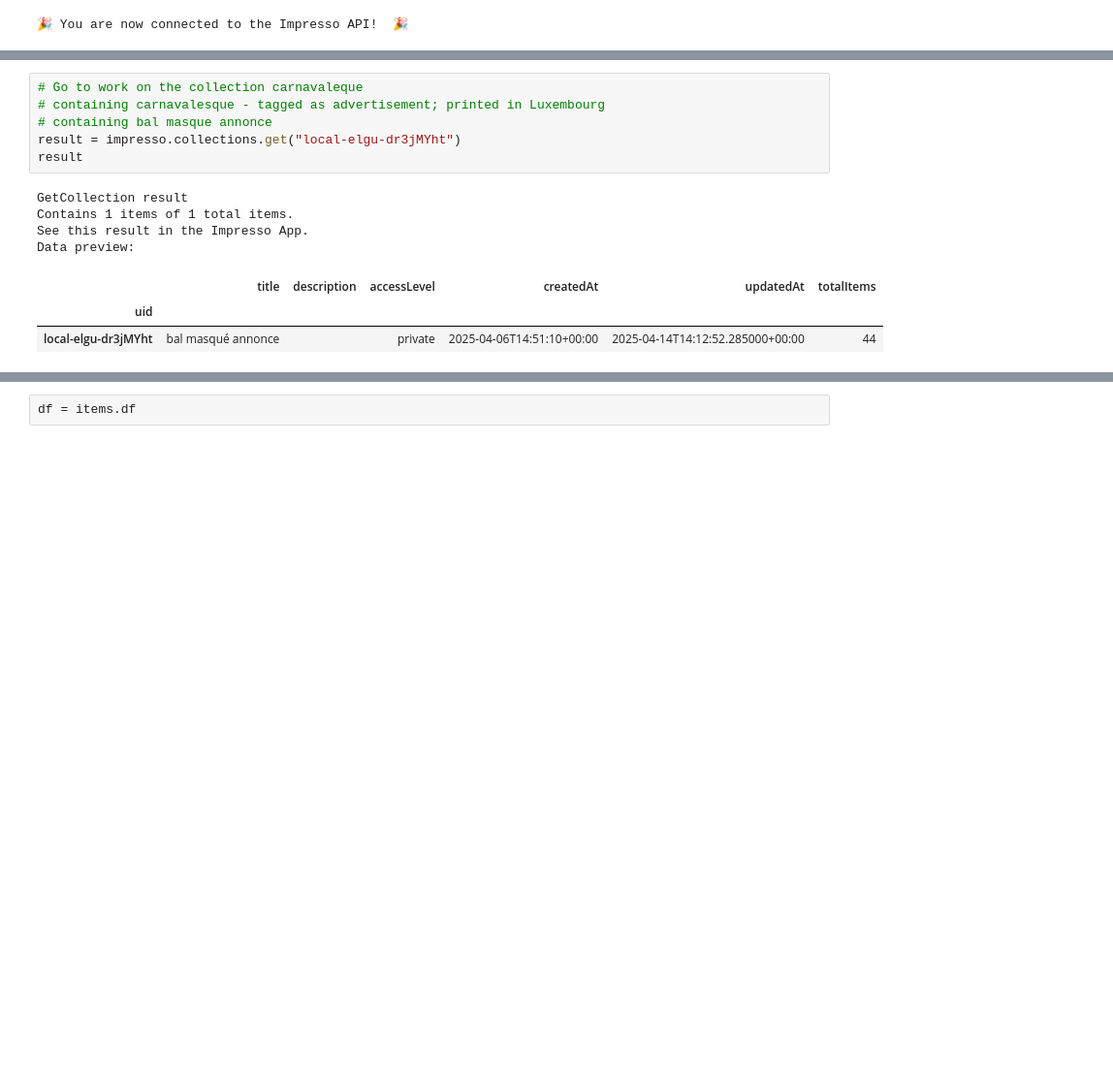
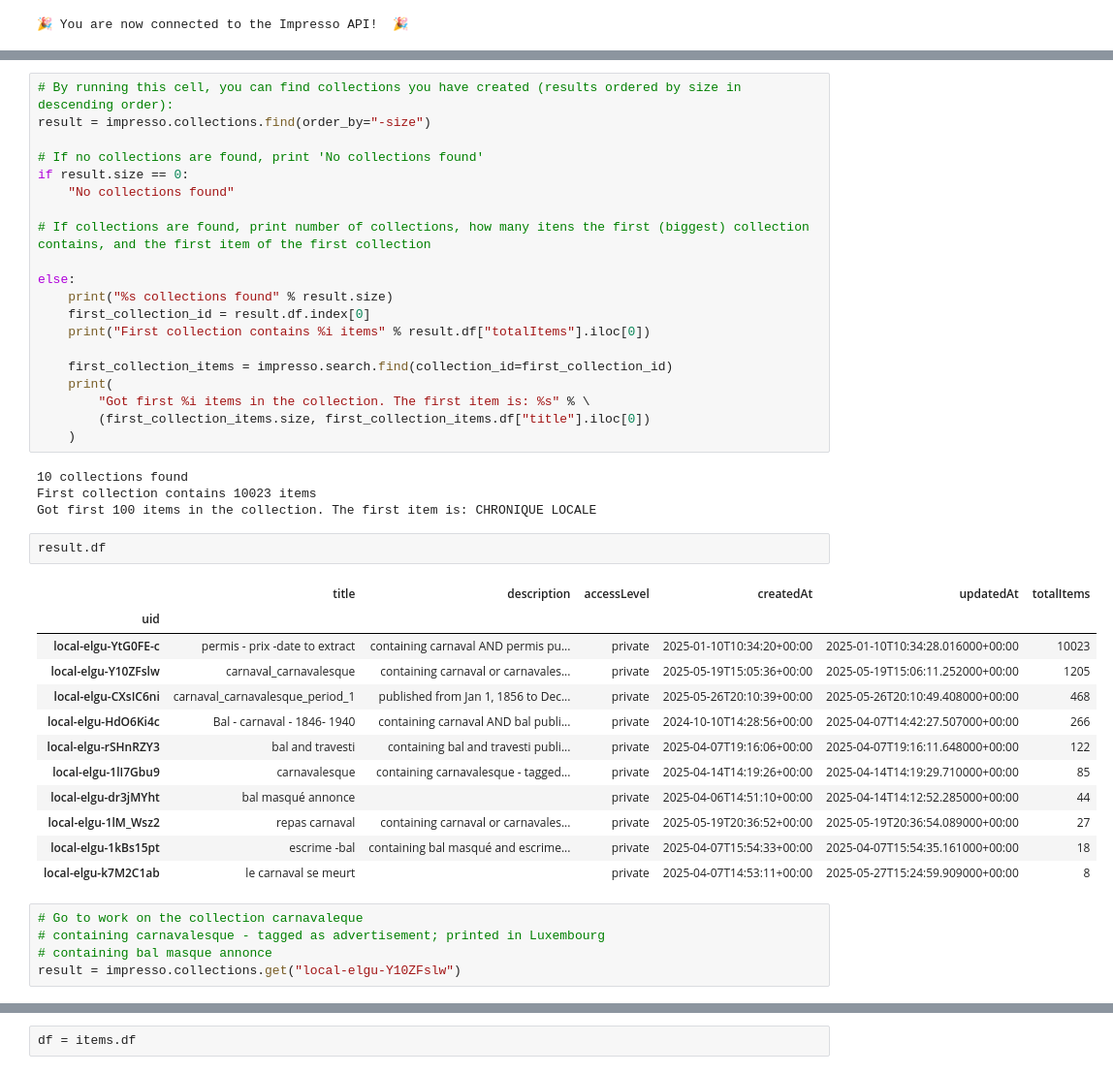
Before and after one commit to eliselavy/iftr25, a Jupyter notebook: article.ipynb, the cells around one changed output, grey strips where cells are left out. Shown at 97% size. Drawn from its saved outputs; the diff is of its cells as text; blank space fills up the shorter version.

```diff
--- a/article.ipynb
+++ b/article.ipynb
@@ -34,17 +34,47 @@ Data preview:
+# %%
+# By running this cell, you can find collections you have created (results ordered by size in descending order):
+result = impresso.collections.find(order_by="-size")
+
+# If no collections are found, print 'No collections found'
+if result.size == 0:
+    "No collections found"
+
+# If collections are found, print number of collections, how many itens the first (biggest) collection contains, and the first item of the first collection
+
+else:
+    print("%s collections found" % result.size)
+    first_collection_id = result.df.index[0]
+    print("First collection contains %i items" % result.df["totalItems"].iloc[0])
+
+    first_collection_items = impresso.search.find(collection_id=first_collection_id)
+    print(
+        "Got first %i items in the collection. The first item is: %s" % \
+        (first_collection_items.size, first_collection_items.df["title"].iloc[0])
+    )
+# %% [output]
+10 collections found
+First collection contains 10023 items
+Got first 100 items in the collection. The first item is: CHRONIQUE LOCALE
+# %%
+result.df
+# %% [output]
+|  | title | description | accessLevel | createdAt | updatedAt | totalItems |
+| uid |  |  |  |  |  |  |
+| local-elgu-YtG0FE-c | permis - prix -date to extract | containing carnaval AND permis pu... | private | 2025-01-10T10:34:20+00:00 | 2025-01-10T10:34:28.016000+00:00 | 10023 |
+| local-elgu-Y10ZFslw | carnaval_carnavalesque | containing carnaval or carnavales... | private | 2025-05-19T15:05:36+00:00 | 2025-05-19T15:06:11.252000+00:00 | 1205 |
+| local-elgu-CXsIC6ni | carnaval_carnavalesque_period_1 | published from Jan 1, 1856 to Dec... | private | 2025-05-26T20:10:39+00:00 | 2025-05-26T20:10:49.408000+00:00 | 468 |
+| local-elgu-HdO6Ki4c | Bal - carnaval - 1846- 1940 | containing carnaval AND bal publi... | private | 2024-10-10T14:28:56+00:00 | 2025-04-07T14:42:27.507000+00:00 | 266 |
+| local-elgu-rSHnRZY3 | bal and travesti | containing bal and travesti publi... | private | 2025-04-07T19:16:06+00:00 | 2025-04-07T19:16:11.648000+00:00 | 122 |
+| local-elgu-1lI7Gbu9 | carnavalesque | containing carnavalesque - tagged... | private | 2025-04-14T14:19:26+00:00 | 2025-04-14T14:19:29.710000+00:00 | 85 |
+| local-elgu-dr3jMYht | bal masqué annonce |  | private | 2025-04-06T14:51:10+00:00 | 2025-04-14T14:12:52.285000+00:00 | 44 |
+| local-elgu-1lM_Wsz2 | repas carnaval | containing carnaval or carnavales... | private | 2025-05-19T20:36:52+00:00 | 2025-05-19T20:36:54.089000+00:00 | 27 |
+| local-elgu-1kBs15pt | escrime -bal | containing bal masqué and escrime... | private | 2025-04-07T15:54:33+00:00 | 2025-04-07T15:54:35.161000+00:00 | 18 |
+| local-elgu-k7M2C1ab | le carnaval se meurt |  | private | 2025-04-07T14:53:11+00:00 | 2025-05-27T15:24:59.909000+00:00 | 8 |
 # %%
 # Go to work on the collection carnavaleque
 # containing carnavalesque - tagged as advertisement; printed in Luxembourg
 # containing bal masque annonce
-result = impresso.collections.get("local-elgu-dr3jMYht")
-result
+result = impresso.collections.get("local-elgu-Y10ZFslw")
-# %% [output]
-GetCollection result
-Contains 1 items of 1 total items.
-See this result in the Impresso App.
-Data preview:
-|  | title | description | accessLevel | createdAt | updatedAt | totalItems |
-| uid |  |  |  |  |  |  |
-| local-elgu-dr3jMYht | bal masqué annonce |  | private | 2025-04-06T14:51:10+00:00 | 2025-04-14T14:12:52.285000+00:00 | 44 |
 # %%
 colection_id = result.raw["uid"]
 items = impresso.collections.items(colection_id)
```
Also changed, not shown: parts of 16 cells of this notebook, 3 other files.
